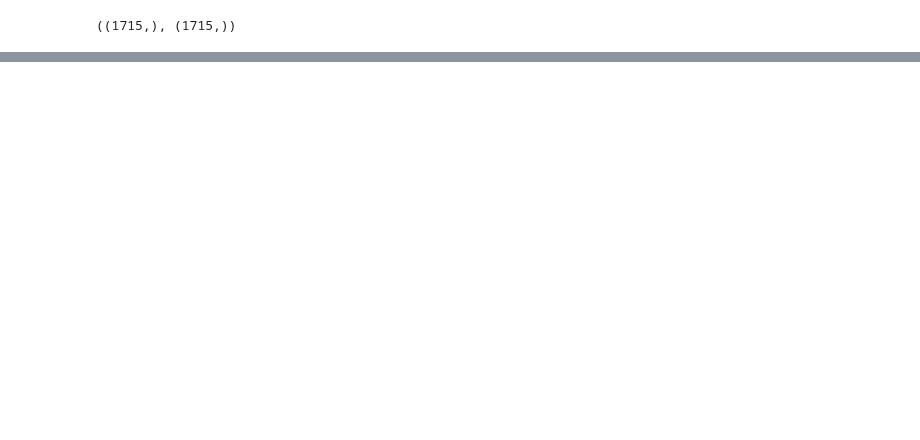
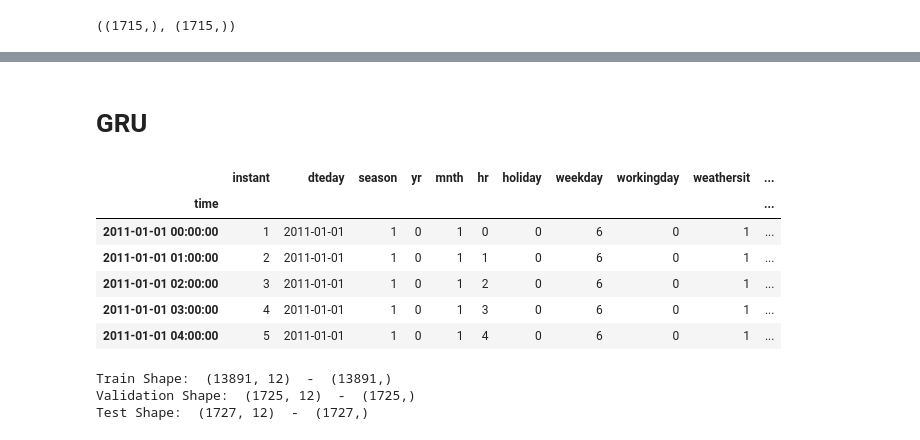
Before and after one commit to AkashM006/Bike-sharing-prediction, a Jupyter notebook: project.ipynb, the cells around one changed output, grey strips where cells are left out. Cells and saved outputs as stored; diff of their text form; code cells hidden in the pictures; blank space fills up the shorter version.

```diff
--- a/project.ipynb
+++ b/project.ipynb
@@ -1032,0 +1068,14 @@ MDAE:  19.373348236083984
+# %% [markdown]
+# GRU
+# %%
+df = data.copy()
+df.index = pd.to_datetime(df['time'])
+df.head()
+# %% [output]
+|  | instant | dteday | season | yr | mnth | hr | holiday | weekday | workingday | weathersit | ... |
+| time |  |  |  |  |  |  |  |  |  |  | ... |
+| 2011-01-01 00:00:00 | 1 | 2011-01-01 | 1 | 0 | 1 | 0 | 0 | 6 | 0 | 1 | ... |
+| 2011-01-01 01:00:00 | 2 | 2011-01-01 | 1 | 0 | 1 | 1 | 0 | 6 | 0 | 1 | ... |
+| 2011-01-01 02:00:00 | 3 | 2011-01-01 | 1 | 0 | 1 | 2 | 0 | 6 | 0 | 1 | ... |
+| 2011-01-01 03:00:00 | 4 | 2011-01-01 | 1 | 0 | 1 | 3 | 0 | 6 | 0 | 1 | ... |
+| 2011-01-01 04:00:00 | 5 | 2011-01-01 | 1 | 0 | 1 | 4 | 0 | 6 | 0 | 1 | ... |
@@ -1032,0 +1103,14 @@ MDAE:  19.373348236083984
+# %%
+WINDOW_SIZE = 24
+
+x_train,y_train = matrix_and_vector_generator(train_data, WINDOW_SIZE)
+x_validation, y_validation = matrix_and_vector_generator(validation_data, WINDOW_SIZE)
+x_test, y_test = matrix_and_vector_generator(test_data, WINDOW_SIZE)
+
+print("Train Shape: ", str(x_train.shape),' - ', str(y_train.shape))
+print("Validation Shape: ", str(x_validation.shape),' - ', str(y_validation.shape))
+print("Test Shape: ", str(x_test.shape),' - ', str(y_test.shape))
+# %% [output]
+Train Shape:  (13891, 12)  -  (13891,)
+Validation Shape:  (1725, 12)  -  (1725,)
+Test Shape:  (1727, 12)  -  (1727,)
```
Also changed, not shown: parts of 41 cells of this notebook, 1 other file.
